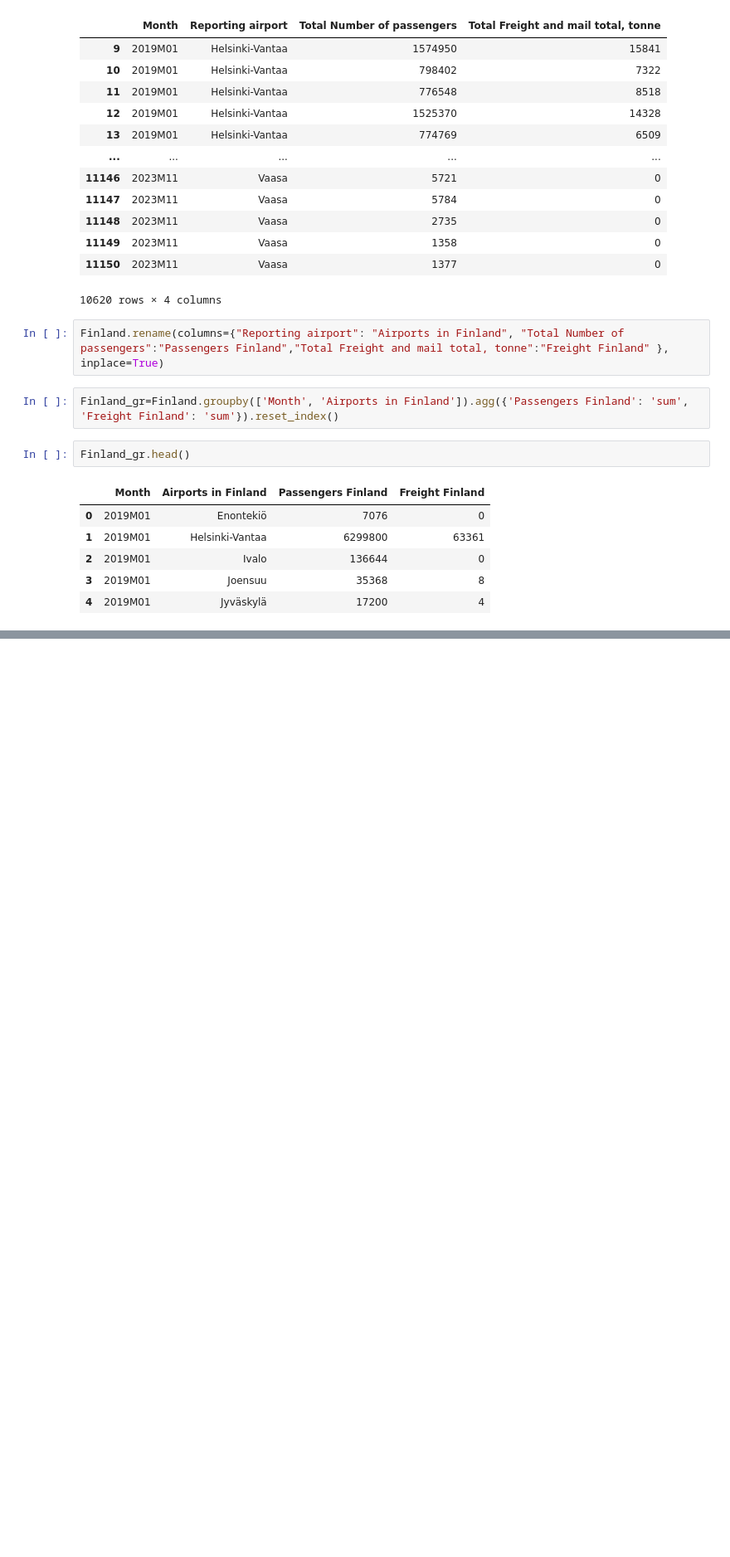
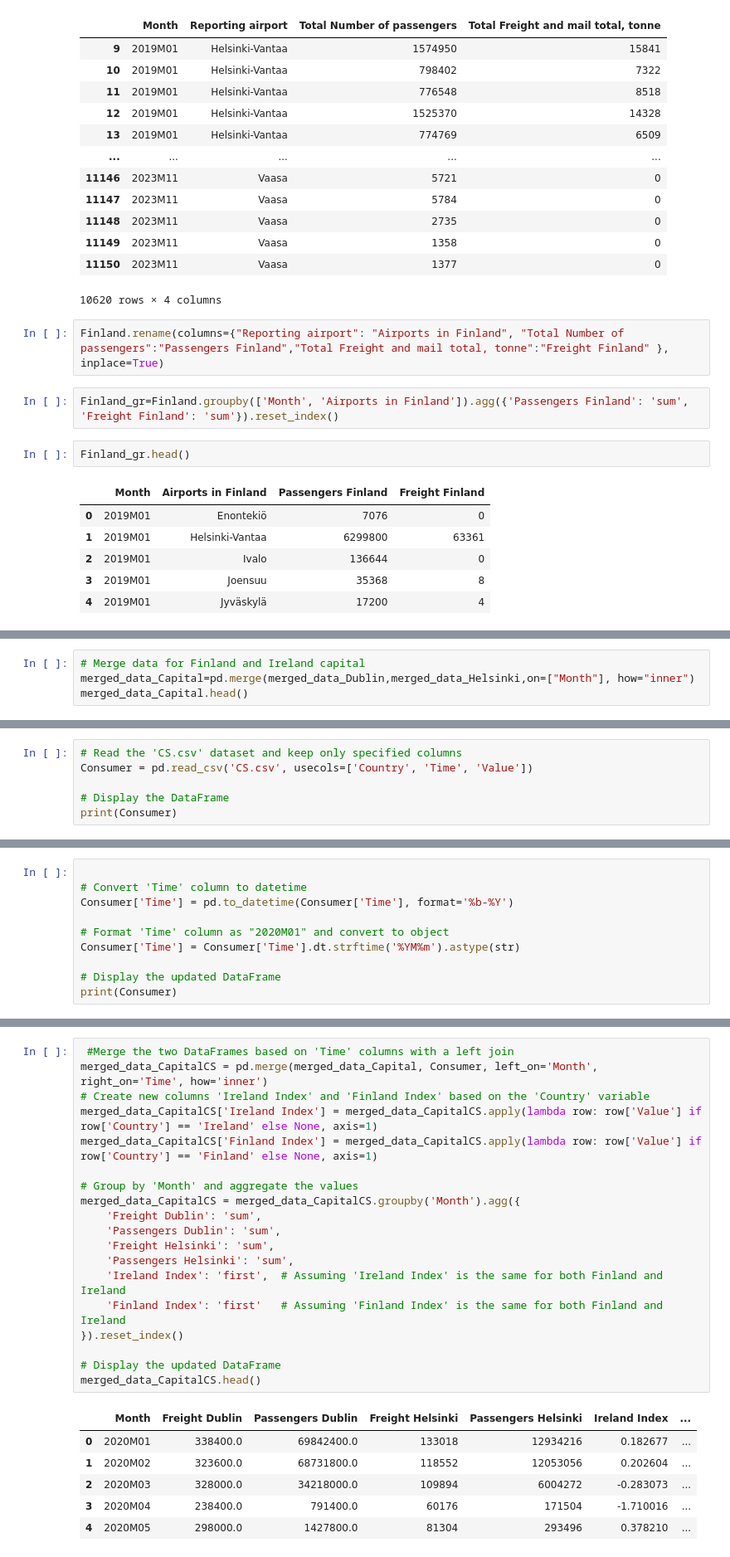
Before and after one commit to ElenaBez/DataAnalytics2, a Jupyter notebook: CA2.ipynb, the cells around one changed output, grey strips where cells are left out. Shown at 83% size. Cells and saved outputs as stored; diff of their text form; blank space fills up the shorter version.

```diff
--- a/CA2.ipynb
+++ b/CA2.ipynb
@@ -280,0 +316,4 @@ memory usage: 318.8+ KB
+# %%
+# Merge data for Finland and Ireland capital
+merged_data_Capital=pd.merge(merged_data_Dublin,merged_data_Helsinki,on=["Month"], how="inner")
+merged_data_Capital.head()
@@ -280,0 +327,6 @@ memory usage: 318.8+ KB
+# %%
+# Read the 'CS.csv' dataset and keep only specified columns
+Consumer = pd.read_csv('CS.csv', usecols=['Country', 'Time', 'Value'])
+
+# Display the DataFrame
+print(Consumer)
@@ -280,0 +348,10 @@ memory usage: 318.8+ KB
+# %%
+
+# Convert 'Time' column to datetime
+Consumer['Time'] = pd.to_datetime(Consumer['Time'], format='%b-%Y')
+
+# Format 'Time' column as "2020M01" and convert to object
+Consumer['Time'] = Consumer['Time'].dt.strftime('%YM%m').astype(str)
+
+# Display the updated DataFrame
+print(Consumer)
@@ -280,0 +380,26 @@ memory usage: 318.8+ KB
+# %%
+ #Merge the two DataFrames based on 'Time' columns with a left join
+merged_data_CapitalCS = pd.merge(merged_data_Capital, Consumer, left_on='Month', right_on='Time', how='inner')
+# Create new columns 'Ireland Index' and 'Finland Index' based on the 'Country' variable
+merged_data_CapitalCS['Ireland Index'] = merged_data_CapitalCS.apply(lambda row: row['Value'] if row['Country'] == 'Ireland' else None, axis=1)
+merged_data_CapitalCS['Finland Index'] = merged_data_CapitalCS.apply(lambda row: row['Value'] if row['Country'] == 'Finland' else None, axis=1)
+
+# Group by 'Month' and aggregate the values
+merged_data_CapitalCS = merged_data_CapitalCS.groupby('Month').agg({
+    'Freight Dublin': 'sum',
+    'Passengers Dublin': 'sum',
+    'Freight Helsinki': 'sum',
+    'Passengers Helsinki': 'sum',
+    'Ireland Index': 'first',  # Assuming 'Ireland Index' is the same for both Finland and Ireland
+    'Finland Index': 'first'   # Assuming 'Finland Index' is the same for both Finland and Ireland
+}).reset_index()
+
+# Display the updated DataFrame
+merged_data_CapitalCS.head()
+# %% [output]
+|  | Month | Freight Dublin | Passengers Dublin | Freight Helsinki | Passengers Helsinki | Ireland Index | ... |
+| 0 | 2020M01 | 338400.0 | 69842400.0 | 133018 | 12934216 | 0.182677 | ... |
+| 1 | 2020M02 | 323600.0 | 68731800.0 | 118552 | 12053056 | 0.202604 | ... |
+| 2 | 2020M03 | 328000.0 | 34218000.0 | 109894 | 6004272 | -0.283073 | ... |
+| 3 | 2020M04 | 238400.0 | 791400.0 | 60176 | 171504 | -1.710016 | ... |
+| 4 | 2020M05 | 298000.0 | 1427800.0 | 81304 | 293496 | 0.378210 | ... |
```
Also changed, not shown: parts of 19 cells of this notebook.
